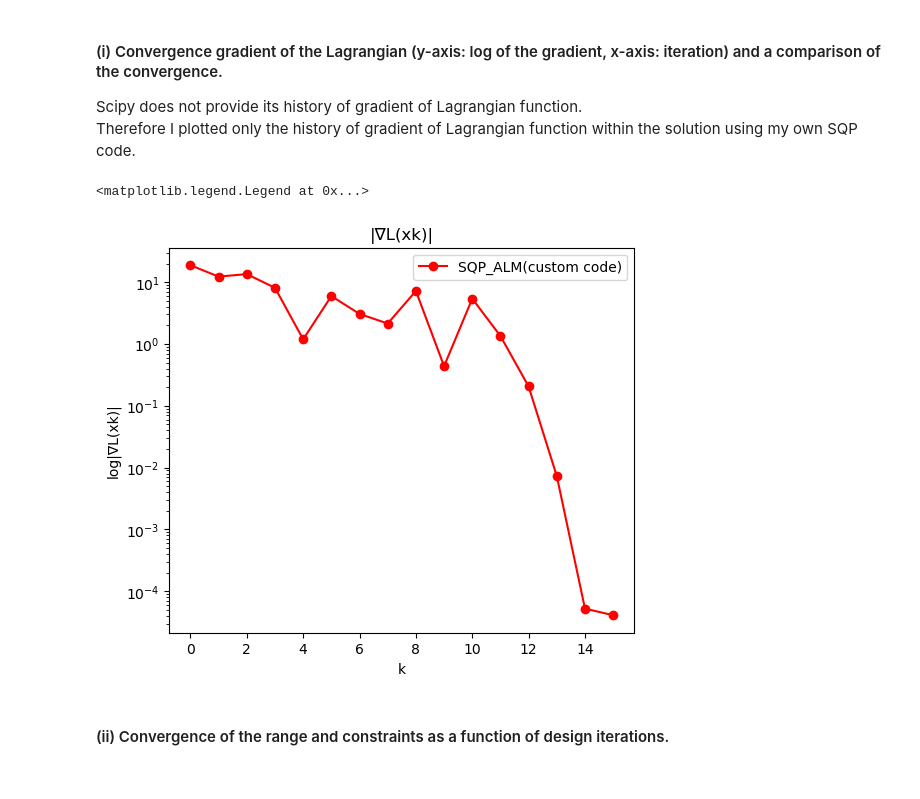
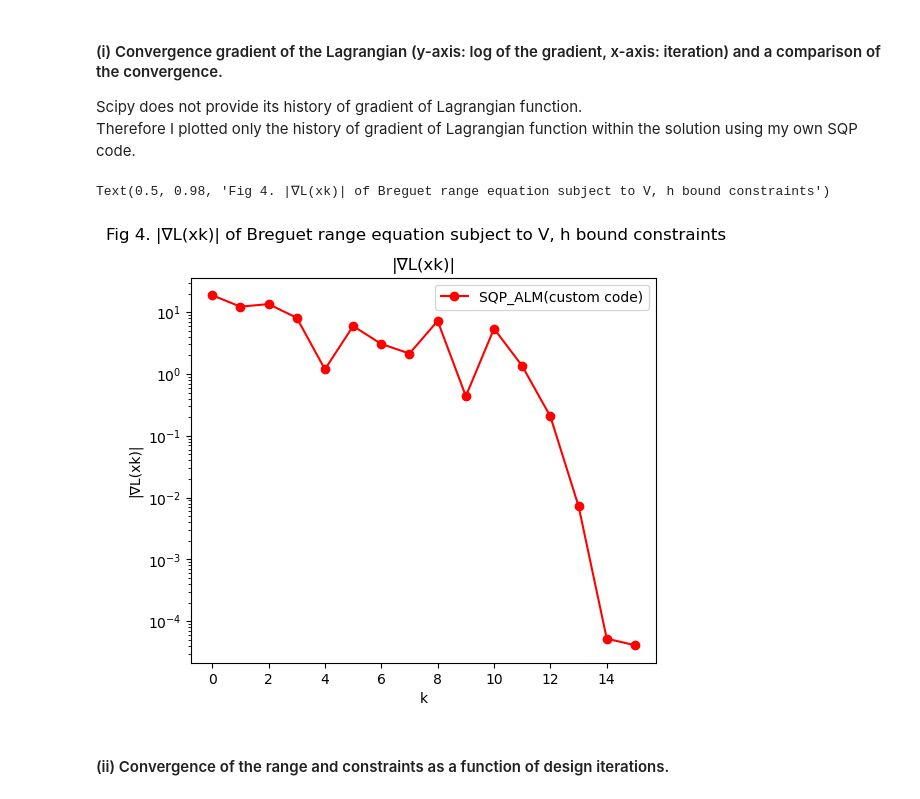
Before and after one commit to BVB09-KOR/NumericalOptimizationCourse25, a Jupyter notebook: Assignment_4/assignment_4.ipynb, the cells around one changed output. Cells and saved outputs as stored; diff of their text form; code cells hidden in the pictures.

```diff
--- a/Assignment_4/assignment_4.ipynb
+++ b/Assignment_4/assignment_4.ipynb
@@ -373,14 +379,16 @@ Therefore I plotted only the history of gradient of Lagrangian function within t
 # %%
 fig, axes = plt.subplots(1, 1, figsize=(6, 5))
 axes.plot(grad_L_sqp_mine2, 'ro-', label='SQP_ALM(custom code)')
 axes.set_yscale('log')
 axes.set_title('|∇L(xk)|')
 axes.set_xlabel('k')
-axes.set_ylabel('log|∇L(xk)|')
+axes.set_ylabel('|∇L(xk)|')
 axes.legend()
+
+fig.suptitle("Fig 4. |∇L(xk)| of Breguet range equation subject to V, h bound constraints")
 # %% [output]
-<matplotlib.legend.Legend at 0x...>
+Text(0.5, 0.98, 'Fig 4. |∇L(xk)| of Breguet range equation subject to V, h bound constraints')
-[figure, old version]
+[figure, new version]
 # %% [markdown]
 #### (ii) Convergence of the range and constraints as a function of design iterations.
 # %%
```
Also changed, not shown: parts of 4 cells of this notebook, 2 other files.
